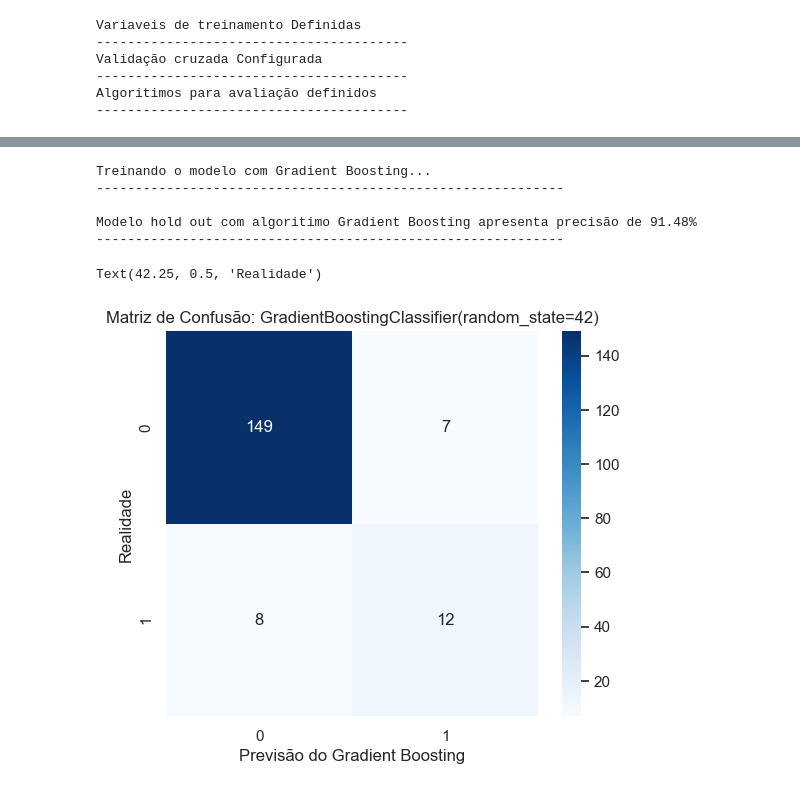
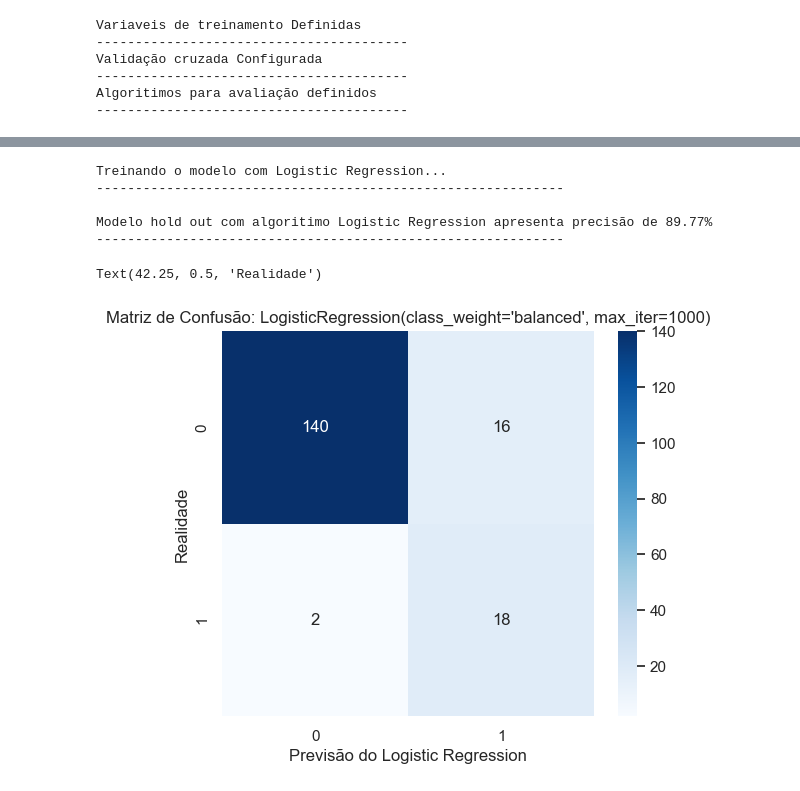
Before and after one commit to Luidy-Costa/project, a Jupyter notebook: lung-cancer-ml/backend/lung_cancer_prediction.ipynb, the cells around one changed output, grey strips where cells are left out. Saved outputs shown, nothing was run; the diff lists cells and outputs as text; code cells hidden in the pictures.

Commit message:
feat(LungCancer): Implementando seleção de algoritimo com base em recall
Implementa validação cruzada comparando Recall e Especificidade e adição de uma versão maior do dataset synthea

```diff
--- a/lung-cancer-ml/backend/lung_cancer_prediction.ipynb
+++ b/lung-cancer-ml/backend/lung_cancer_prediction.ipynb
@@ -426,26 +533,0 @@ com acuracia media de 88.49%
-# %%
-melhor_algoritimo_nome = ""
-melhor_algoritimo_objeto = None
-melhor_acuracia = 0
-media_comparativa = 0
-
-print(f"{'ALGORITMO':<25} | {'MÉDIA (CV)':<12} | {'ESTABILIDADE (Desvio)'}")
-print("_"*65)
-#cada agoritimo sera treinado e testado 10 vezes com
-for nome, algoritimo in algoritimos.items():
-    scores = cross_val_score(algoritimo,x,y,cv=kfold,scoring='accuracy')
-
-    media = scores.mean()
-    desvio = scores.std()
-
-    print(f"{nome:<25} | {media*100:.2f}% | [+/-]{desvio*100:.2f}%")
-
-    if media-desvio > media_comparativa:
-        melhor_algoritimo_nome = nome
-        melhor_algoritimo_objeto = algoritimo
-        melhor_acuracia = media
-        media_comparativa = media - desvio
-
-print("-"*65)
-print(f"Melhor algoritimo: {melhor_algoritimo_nome}")
-print(f"com acuracia media de {melhor_acuracia*100:.2f}%")
@@ -463,27 +534,27 @@ com acuracia media de 90.57%
 # %%
-print(f"Treinando o modelo com {melhor_algoritimo_75_nome}...")
+print(f"Treinando o modelo com {melhor_algoritimo_nome}...")
 linha()
-modelo = melhor_algoritimo_75_objeto.fit(x_treino,y_treino)
+modelo = melhor_algoritimo_objeto.fit(x_treino,y_treino)
 
 previsoes = modelo.predict(x_teste)
 acuracia = accuracy_score(y_teste,previsoes)
 
-print(f"Modelo hold out com algoritimo {melhor_algoritimo_75_nome} apresenta precisão de {acuracia*100:.2f}%")
+print(f"Modelo hold out com algoritimo {melhor_algoritimo_nome} apresenta precisão de {acuracia*100:.2f}%")
 linha()
 # %% [output]
-Treinando o modelo com Gradient Boosting...
+Treinando o modelo com Logistic Regression...
 ------------------------------------------------------------
 
-Modelo hold out com algoritimo Gradient Boosting apresenta precisão de 91.48%
+Modelo hold out com algoritimo Logistic Regression apresenta precisão de 89.77%
 ------------------------------------------------------------
 # %%
 #criando matriz de erro
 plt.figure(figsize=(6, 5))
 sns.heatmap(confusion_matrix(y_teste, previsoes), annot=True, fmt="d", cmap="Blues")
 plt.title(f"Matriz de Confusão: {modelo}")
-plt.xlabel(f"Previsão do {melhor_algoritimo_75_nome}")
+plt.xlabel(f"Previsão do {melhor_algoritimo_nome}")
 plt.ylabel("Realidade")
 # %% [output]
 Text(42.25, 0.5, 'Realidade')
-[figure, old version]
+[figure, new version]
 # %%
```
Also changed, not shown: parts of 5 cells of this notebook, 1 other file.
